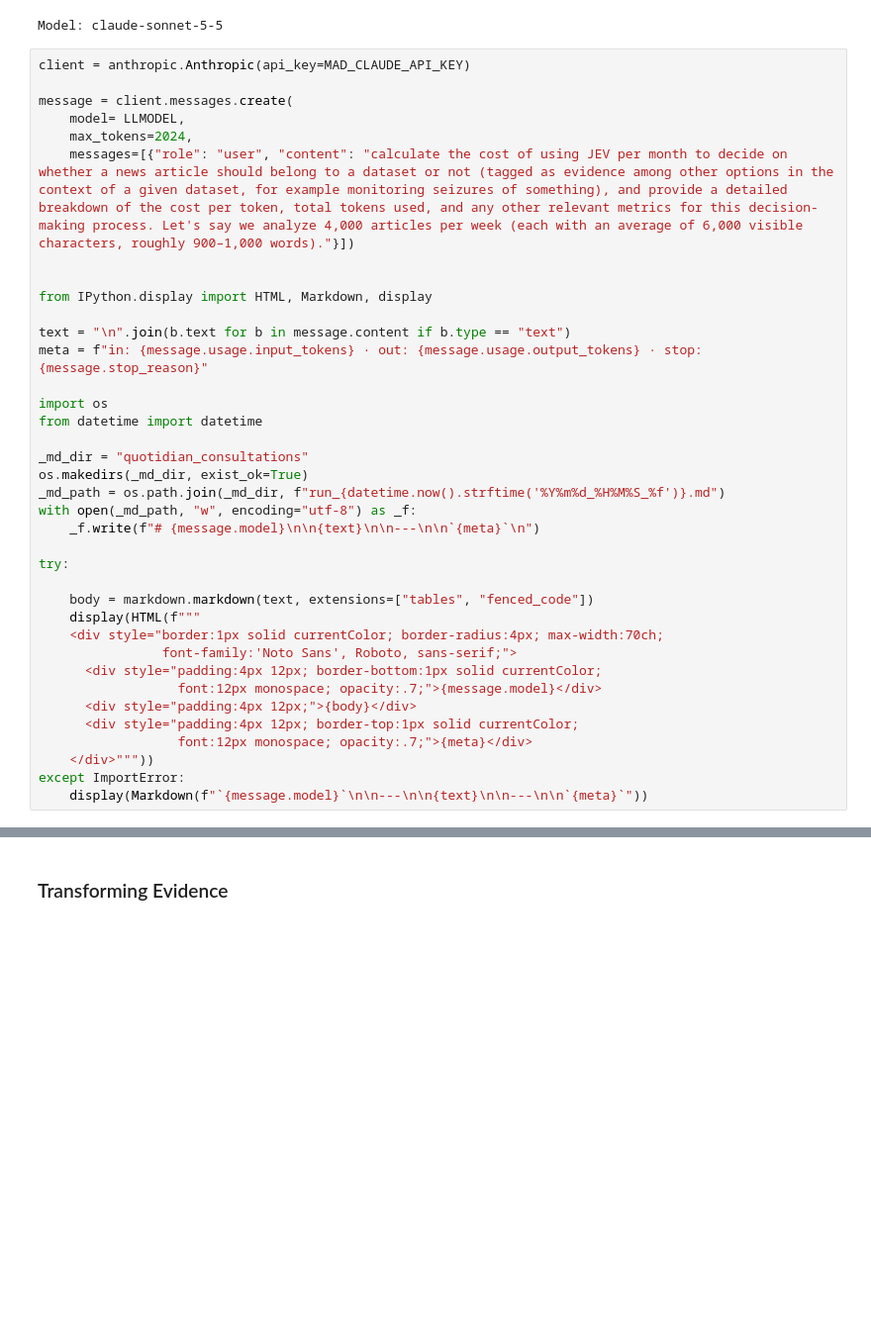
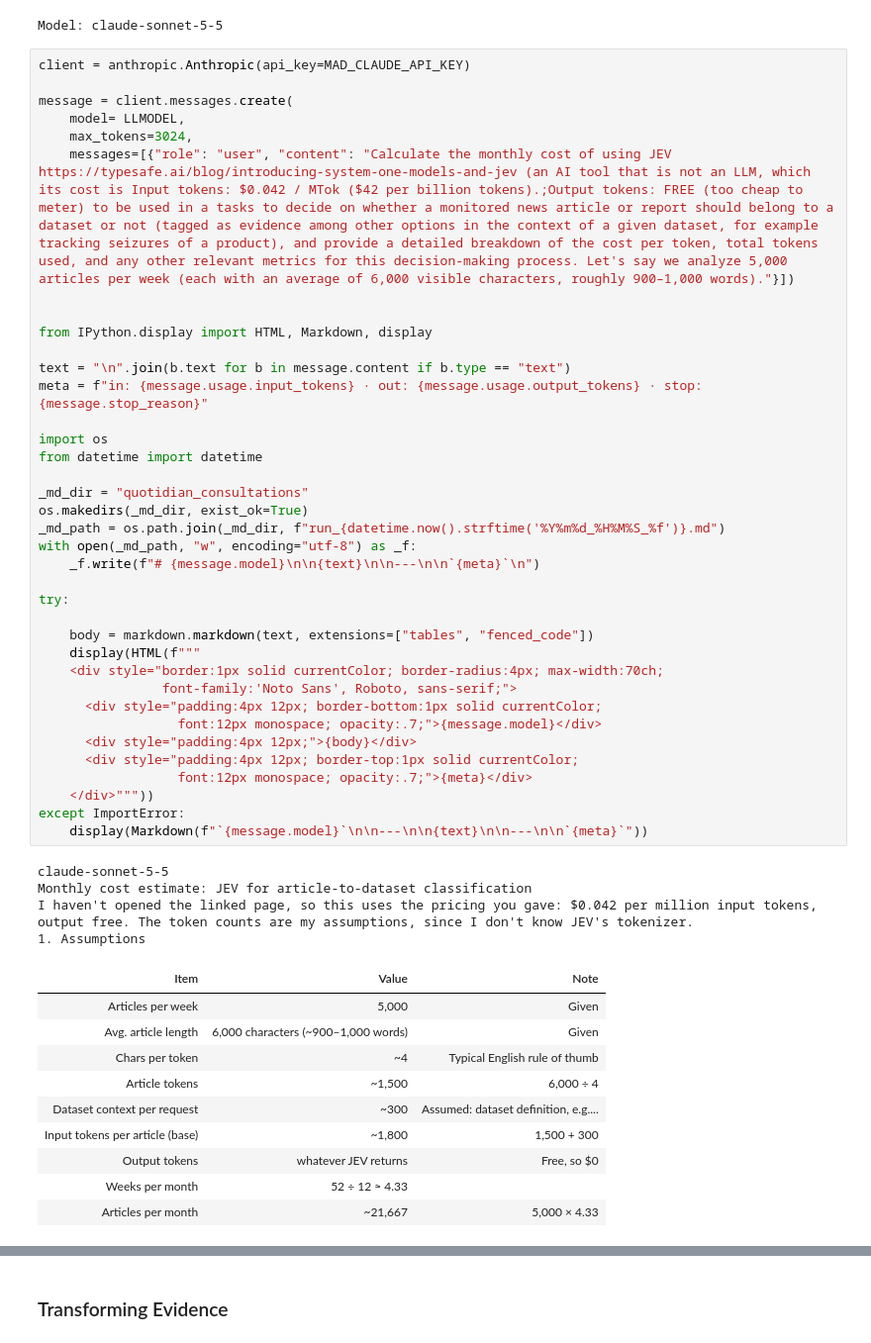
Before and after one commit to FelipeVillota/db-check, a Jupyter notebook: C17H21NO4/2025/0B-gastroic.ipynb, the cells around one changed output, grey strips where cells are left out. Shown at 99% size. Drawn from its saved outputs; the diff is of its cells as text; blank space fills up the shorter version.

```diff
--- a/C17H21NO4/2025/0B-gastroic.ipynb
+++ b/C17H21NO4/2025/0B-gastroic.ipynb
@@ -939,35 +939,50 @@ client = anthropic.Anthropic(api_key=MAD_CLAUDE_API_KEY)
 
 message = client.messages.create(
     model= LLMODEL,
-    max_tokens=2024,
-    messages=[{"role": "user", "content": "calculate the cost of using JEV per month to decide on whether a news article should belong to a dataset or not (tagged as evidence among other options in the context of a given dataset, for example monitoring seizures of something), and provide a detailed breakdown of the cost per token, total tokens used, and any other relevant metrics for this decision-making process. Let's say we analyze 4,000 articles per week (each with an average of 6,000 visible characters, roughly 900–1,000 words)."}])
+    max_tokens=3024,
+    messages=[{"role": "user", "content": "Calculate the monthly cost of using JEV https://typesafe.ai/blog/introducing-system-one-models-and-jev (an AI tool that is not an LLM, which its cost is Input tokens: $0.042 / MTok ($42 per billion tokens).;Output tokens: FREE (too cheap to meter) to be used in a tasks to decide on whether a monitored news article or report should belong to a dataset or not (tagged as evidence among other options in the context of a given dataset, for example tracking seizures of a product), and provide a detailed breakdown of the cost per token, total tokens used, and any other relevant metrics for this decision-making process. Let's say we analyze 5,000 articles per week (each with an average of 6,000 visible characters, roughly 900–1,000 words)."}])
 
 
 from IPython.display import HTML, Markdown, display
 
 text = "\n".join(b.text for b in message.content if b.type == "text")
 meta = f"in: {message.usage.input_tokens} · out: {message.usage.output_tokens} · stop: {message.stop_reason}"
 
 import os
 from datetime import datetime
 
 _md_dir = "quotidian_consultations"
 os.makedirs(_md_dir, exist_ok=True)
 _md_path = os.path.join(_md_dir, f"run_{datetime.now().strftime('%Y%m%d_%H%M%S_%f')}.md")
 with open(_md_path, "w", encoding="utf-8") as _f:
     _f.write(f"# {message.model}\n\n{text}\n\n---\n\n`{meta}`\n")
 
 try:
 
     body = markdown.markdown(text, extensions=["tables", "fenced_code"])
     display(HTML(f"""
     <div style="border:1px solid currentColor; border-radius:4px; max-width:70ch;
                 font-family:'Noto Sans', Roboto, sans-serif;">
       <div style="padding:4px 12px; border-bottom:1px solid currentColor;
                   font:12px monospace; opacity:.7;">{message.model}</div>
       <div style="padding:4px 12px;">{body}</div>
       <div style="padding:4px 12px; border-top:1px solid currentColor;
                   font:12px monospace; opacity:.7;">{meta}</div>
     </div>"""))
 except ImportError:
     display(Markdown(f"`{message.model}`\n\n---\n\n{text}\n\n---\n\n`{meta}`"))
+# %% [output]
+claude-sonnet-5-5
+Monthly cost estimate: JEV for article-to-dataset classification
+I haven't opened the linked page, so this uses the pricing you gave: $0.042 per million input tokens, output free. The token counts are my assumptions, since I don't know JEV's tokenizer.
+1. Assumptions
+| Item | Value | Note |
+| Articles per week | 5,000 | Given |
+| Avg. article length | 6,000 characters (~900–1,000 words) | Given |
+| Chars per token | ~4 | Typical English rule of thumb |
+| Article tokens | ~1,500 | 6,000 ÷ 4 |
+| Dataset context per request | ~300 | Assumed: dataset definition, e.g.... |
+| Input tokens per article (base) | ~1,800 | 1,500 + 300 |
+| Output tokens | whatever JEV returns | Free, so $0 |
+| Weeks per month | 52 ÷ 12 ≈ 4.33 |  |
+| Articles per month | ~21,667 | 5,000 × 4.33 |
```
Also changed, not shown: parts of 3 cells of this notebook, 3 other files.
